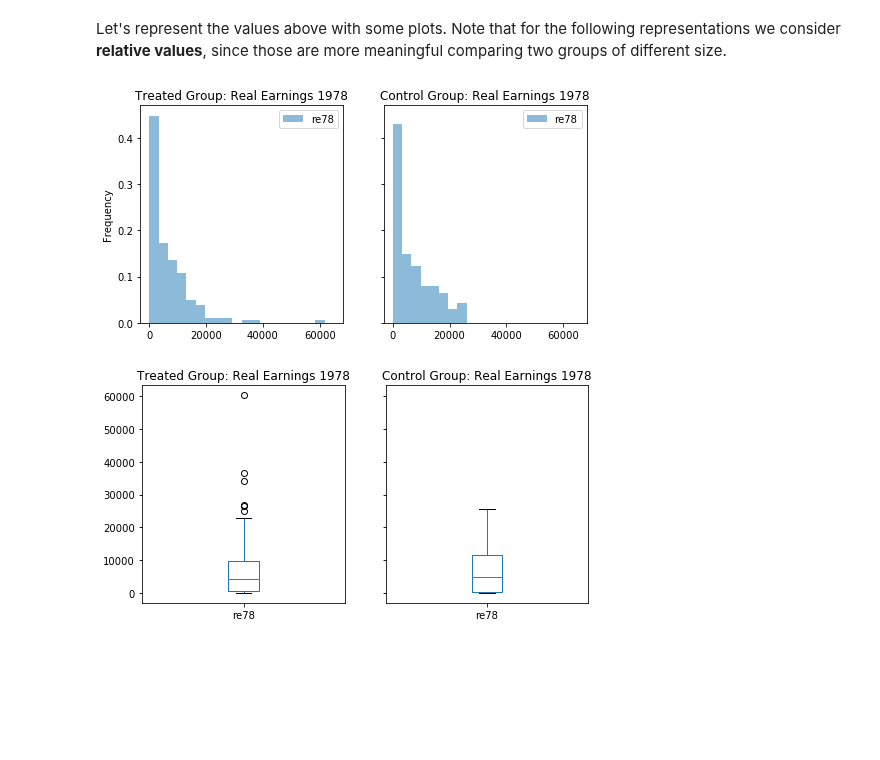
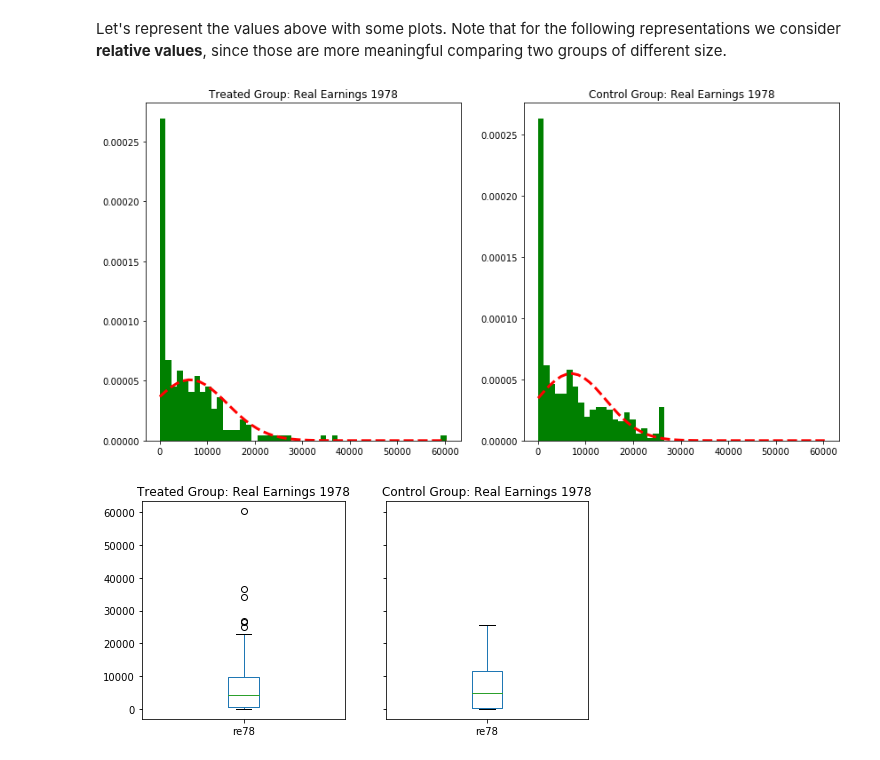
Before and after one commit to KhalilMrini/Revisiting-Arab-Spring, a Jupyter notebook: 04 - Applied ML/Homework4.ipynb, the cells around one changed output. Drawn from its saved outputs; the diff is of its cells as text; code cells hidden in the pictures; blank space fills up the shorter version.

```diff
--- a/04 - Applied ML/Homework4.ipynb
+++ b/04 - Applied ML/Homework4.ipynb
@@ -219,10 +223,10 @@ Note that the **quartiles** play an important role in this analysis since their
 From the analysis above, one can (naively) conclude that the treatment is more helpul for those who had small salaries.
 # %% [markdown]
 Let's represent the values above with some plots. Note that for the following representations we consider **relative values**, since those are more meaningful comparing two groups of different size.
-# %%
-plot_hist(treated, control, ['re78'], 'Real Earnings 1978', (0,65000))
-# %% [output]
-[figure, removed]
+# %%
+plot_distribution(['re78'],'Treated Group: Real Earnings 1978', 'Control Group: Real Earnings 1978')
+# %% [output]
+[figure, added]
 # %%
 plot_box('re78', 'Real Earnings 1978')
 # %% [output]
```
Also changed, not shown: parts of 16 cells of this notebook.
